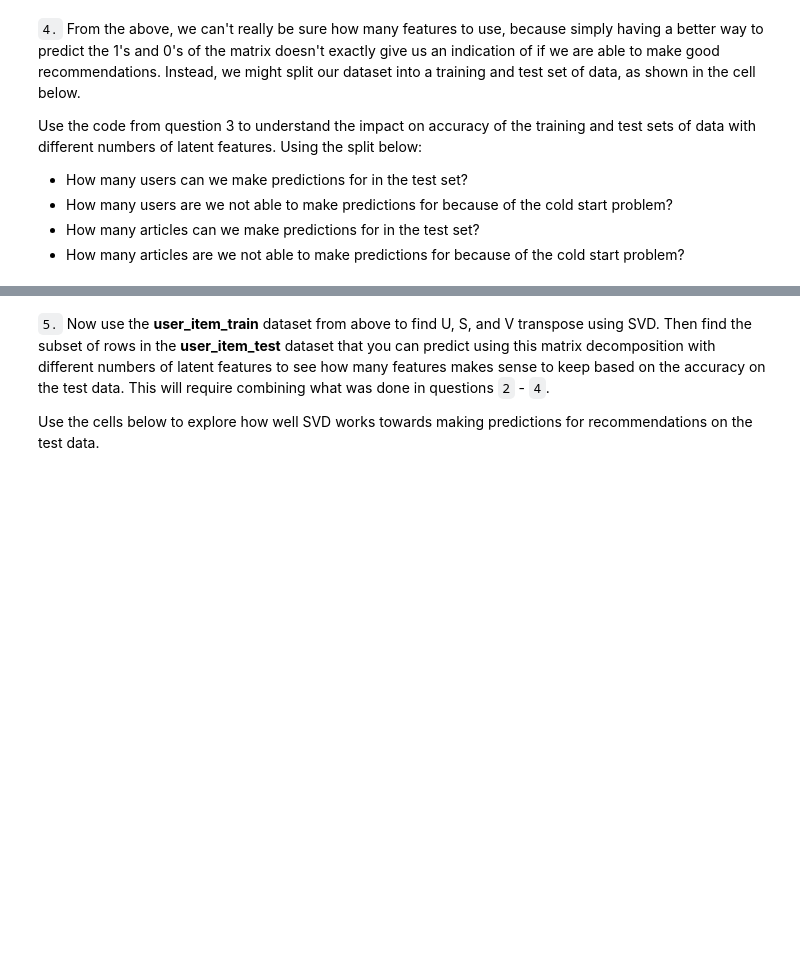
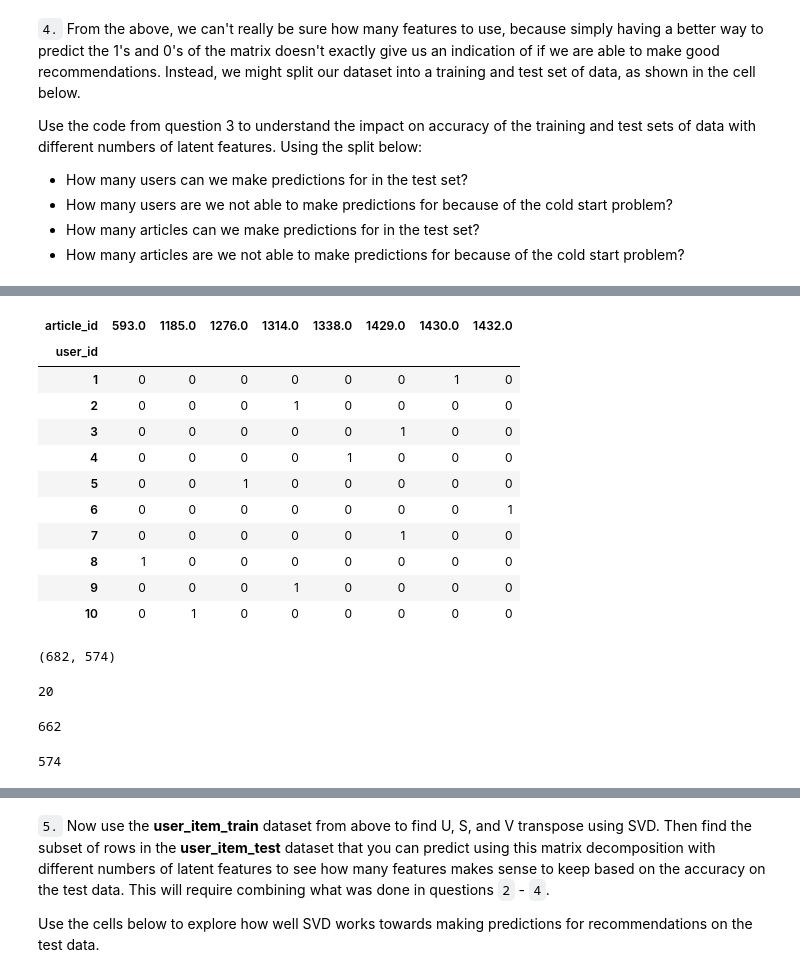
Before and after one commit to Aleaume/Udactiy_DataSc_P3, a Jupyter notebook: Recommendations_with_IBM.ipynb, the cells around one changed output, grey strips where cells are left out. Saved outputs shown, nothing was run; the diff lists cells and outputs as text; code cells hidden in the pictures; blank space fills up the shorter version.

```diff
--- a/Recommendations_with_IBM.ipynb
+++ b/Recommendations_with_IBM.ipynb
@@ -1077,3 +1103,18 @@ Use the code from question 3 to understand the impact on accuracy of the trainin
+# %%
+create_user_item_matrix(df.head(10))
+# %% [output]
+| article_id | 593.0 | 1185.0 | 1276.0 | 1314.0 | 1338.0 | 1429.0 | 1430.0 | 1432.0 |
+| user_id |  |  |  |  |  |  |  |  |
+| 1 | 0 | 0 | 0 | 0 | 0 | 0 | 1 | 0 |
+| 2 | 0 | 0 | 0 | 1 | 0 | 0 | 0 | 0 |
+| 3 | 0 | 0 | 0 | 0 | 0 | 1 | 0 | 0 |
+| 4 | 0 | 0 | 0 | 0 | 1 | 0 | 0 | 0 |
+| 5 | 0 | 0 | 1 | 0 | 0 | 0 | 0 | 0 |
+| 6 | 0 | 0 | 0 | 0 | 0 | 0 | 0 | 1 |
+| 7 | 0 | 0 | 0 | 0 | 0 | 1 | 0 | 0 |
+| 8 | 1 | 0 | 0 | 0 | 0 | 0 | 0 | 0 |
+| 9 | 0 | 0 | 0 | 1 | 0 | 0 | 0 | 0 |
+| 10 | 0 | 1 | 0 | 0 | 0 | 0 | 0 | 0 |
 # %%
 df_train = df.head(40000)
 df_test = df.tail(5993)
@@ -1098,3 +1142,22 @@ def create_test_and_train_user_item(df_train, df_test):
     return user_item_train, user_item_test, test_idx, test_arts
 
 user_item_train, user_item_test, test_idx, test_arts = create_test_and_train_user_item(df_train, df_test)
+# %%
+user_item_test.shape
+# %% [output]
+(682, 574)
+# %%
+#looking for users that are both in the test & train (no cold start on user)
+len(np.intersect1d(test_idx, df_train['user_id']))
+# %% [output]
+20
+# %%
+# on the other side, we can confirm with looking at users NOT in both datasets
+len(np.setdiff1d(test_idx, df_train['user_id']))
+# %% [output]
+662
+# %%
+# looking at articles that are in both datasets (no cold start on item)
+len(np.intersect1d(test_arts, df_train['article_id']))
+# %% [output]
+574
```
Also changed, not shown: parts of 10 cells of this notebook.
